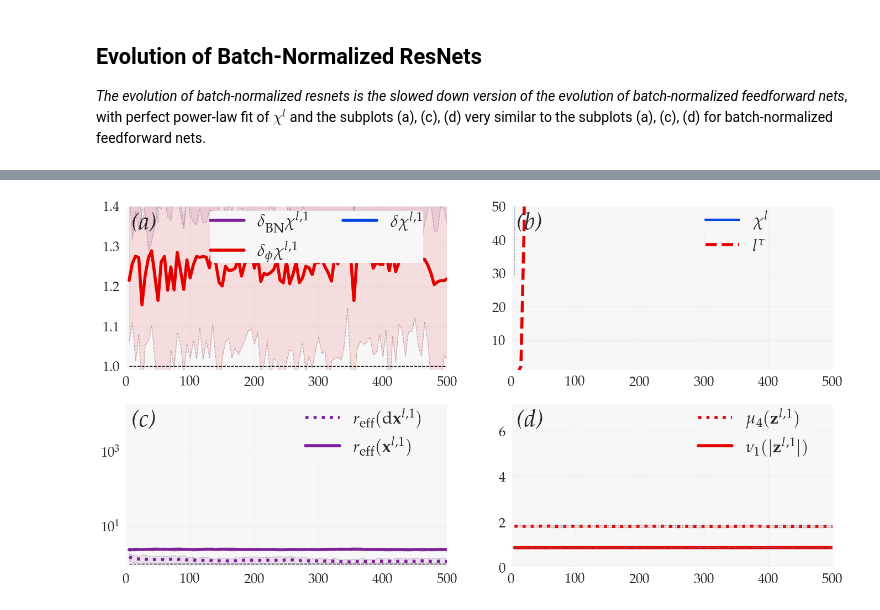
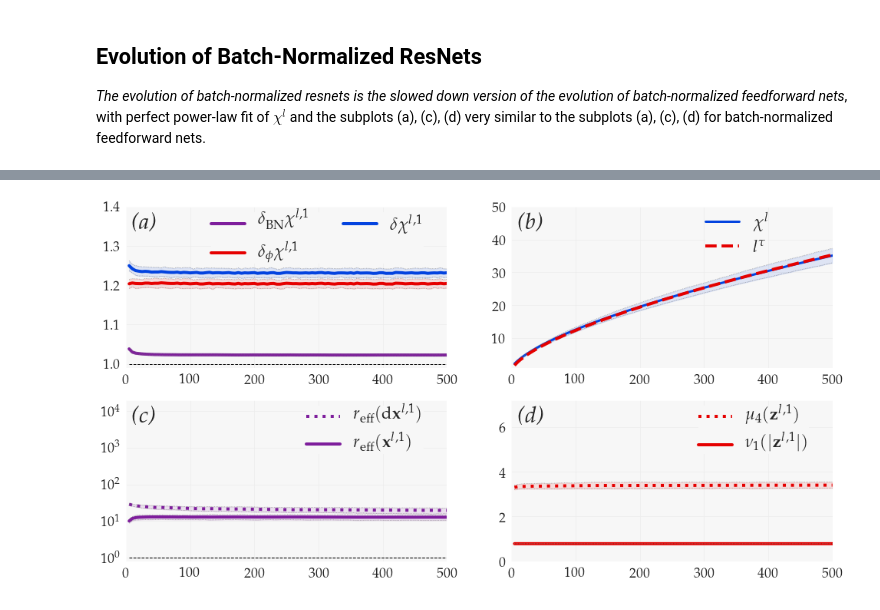
Before and after one commit to alabatie/moments-dnns, a Jupyter notebook: notebooks/Complements on fully-connected networks.ipynb, the cells around one changed output, grey strips where cells are left out. Cells and saved outputs as stored; diff of their text form; code cells hidden in the pictures.

```diff
--- a/notebooks/Complements on fully-connected networks.ipynb
+++ b/notebooks/Complements on fully-connected networks.ipynb
@@ -255,10 +218,10 @@ Running experiment with parameters:
 # %%
 from moments_dnns.manage_experiments import load_experiment
 from moments_dnns.plots import plot_bn_res
 
 %matplotlib inline
 
-moments_bn_res = load_experiment("test_fc")
+moments_bn_res = load_experiment("bn_res_fc")
 plot_bn_res(moments_bn_res, use_tex=True, name_fig=None)
 # %% [output]
-[figure, old version]
+[figure, new version]
```
Also changed, not shown: parts of 8 cells of this notebook.
